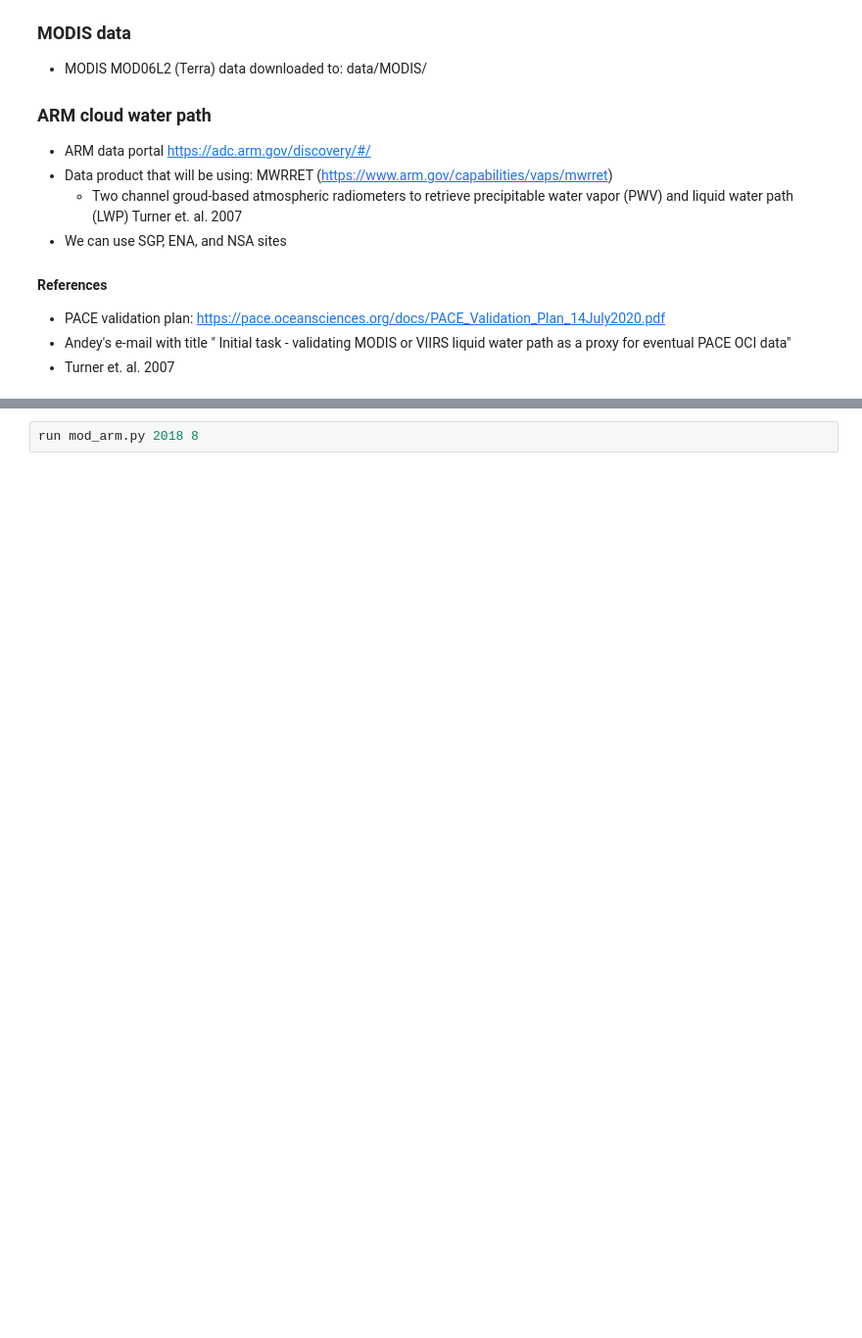
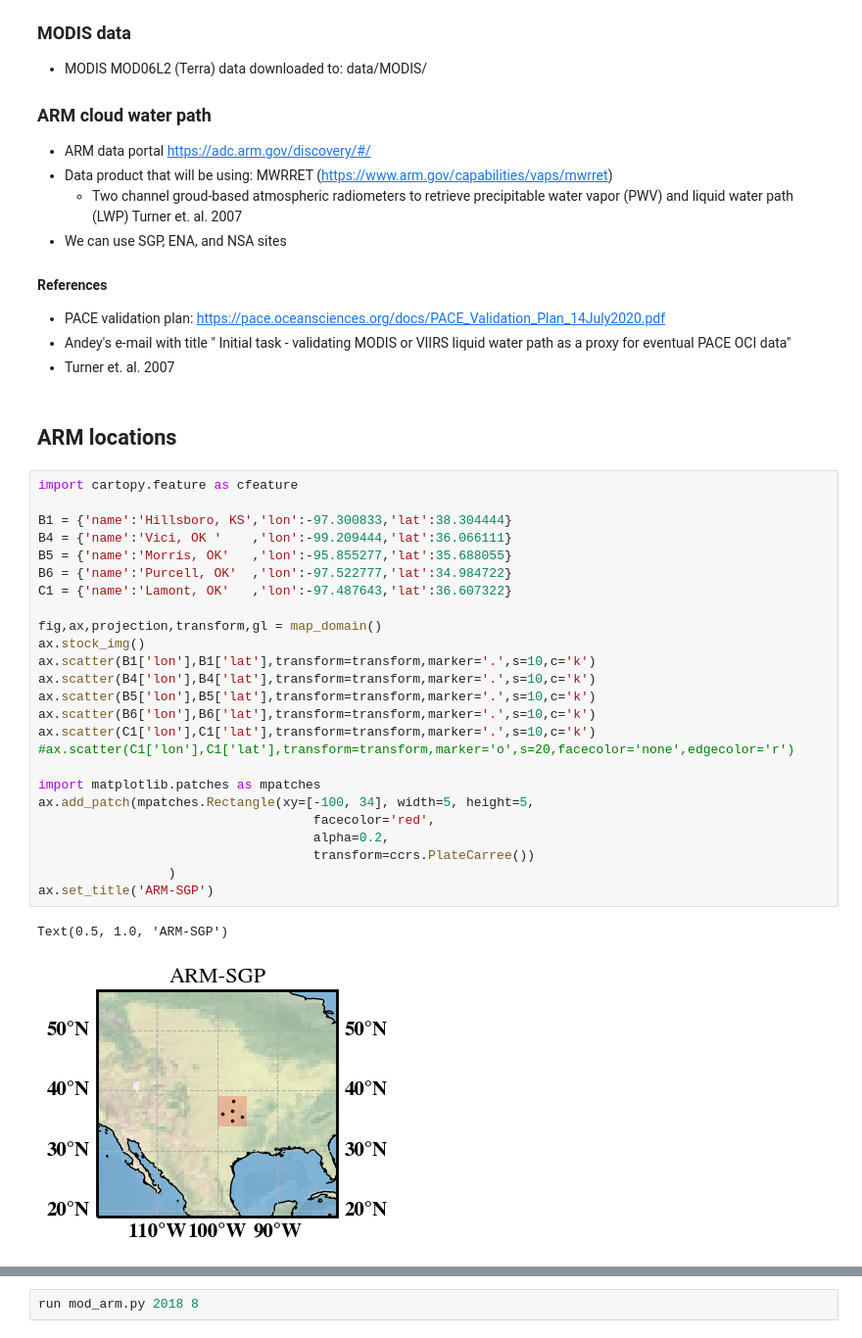
Before and after one commit to cpnHere/pace, a Jupyter notebook: oci_cloud_validations/MODISvsARM.ipynb, the cells around one changed output, grey strips where cells are left out. Shown at 98% size. Cells and saved outputs as stored; diff of their text form; blank space fills up the shorter version.

```diff
--- a/oci_cloud_validations/MODISvsARM.ipynb
+++ b/oci_cloud_validations/MODISvsARM.ipynb
@@ -60,3 +60,33 @@ Objectives:
 - PACE validation plan: https://pace.oceansciences.org/docs/PACE_Validation_Plan_14July2020.pdf
 - Andey's e-mail with title " Initial task - validating MODIS or VIIRS liquid water path as a proxy for eventual PACE OCI data"
 - Turner et. al. 2007
+# %% [markdown]
+## ARM locations
+# %%
+import cartopy.feature as cfeature
+
+B1 = {'name':'Hillsboro, KS','lon':-97.300833,'lat':38.304444}
+B4 = {'name':'Vici, OK '    ,'lon':-99.209444,'lat':36.066111}
+B5 = {'name':'Morris, OK'   ,'lon':-95.855277,'lat':35.688055}
+B6 = {'name':'Purcell, OK'  ,'lon':-97.522777,'lat':34.984722}
+C1 = {'name':'Lamont, OK'	,'lon':-97.487643,'lat':36.607322}
+
+fig,ax,projection,transform,gl = map_domain()
+ax.stock_img()
+ax.scatter(B1['lon'],B1['lat'],transform=transform,marker='.',s=10,c='k')
+ax.scatter(B4['lon'],B4['lat'],transform=transform,marker='.',s=10,c='k')
+ax.scatter(B5['lon'],B5['lat'],transform=transform,marker='.',s=10,c='k')
+ax.scatter(B6['lon'],B6['lat'],transform=transform,marker='.',s=10,c='k')
+ax.scatter(C1['lon'],C1['lat'],transform=transform,marker='.',s=10,c='k')
+#ax.scatter(C1['lon'],C1['lat'],transform=transform,marker='o',s=20,facecolor='none',edgecolor='r')
+
+import matplotlib.patches as mpatches
+ax.add_patch(mpatches.Rectangle(xy=[-100, 34], width=5, height=5,
+                                    facecolor='red',
+                                    alpha=0.2,
+                                    transform=ccrs.PlateCarree())
+                 )
+ax.set_title('ARM-SGP')
+# %% [output]
+Text(0.5, 1.0, 'ARM-SGP')
+[figure, added]
```
Also changed, not shown: parts of 9 cells of this notebook.
